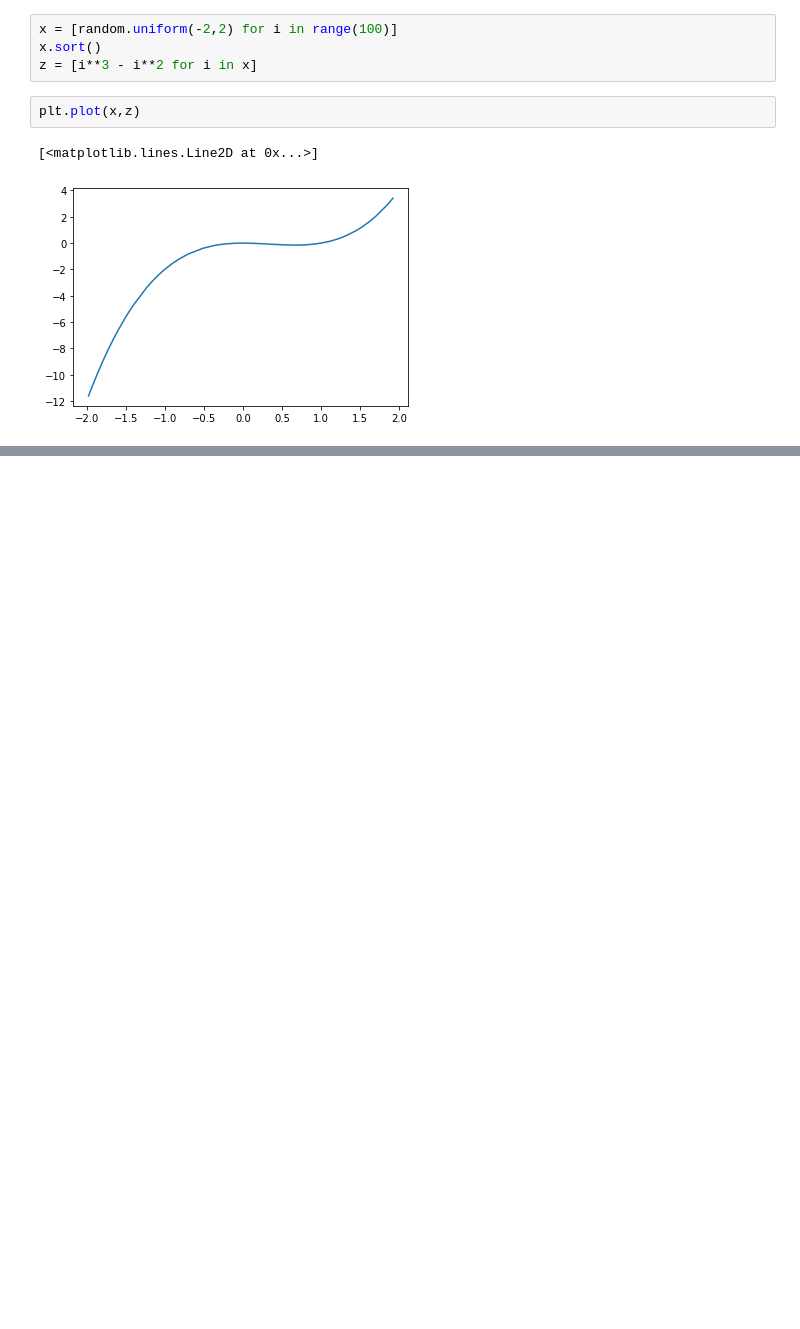
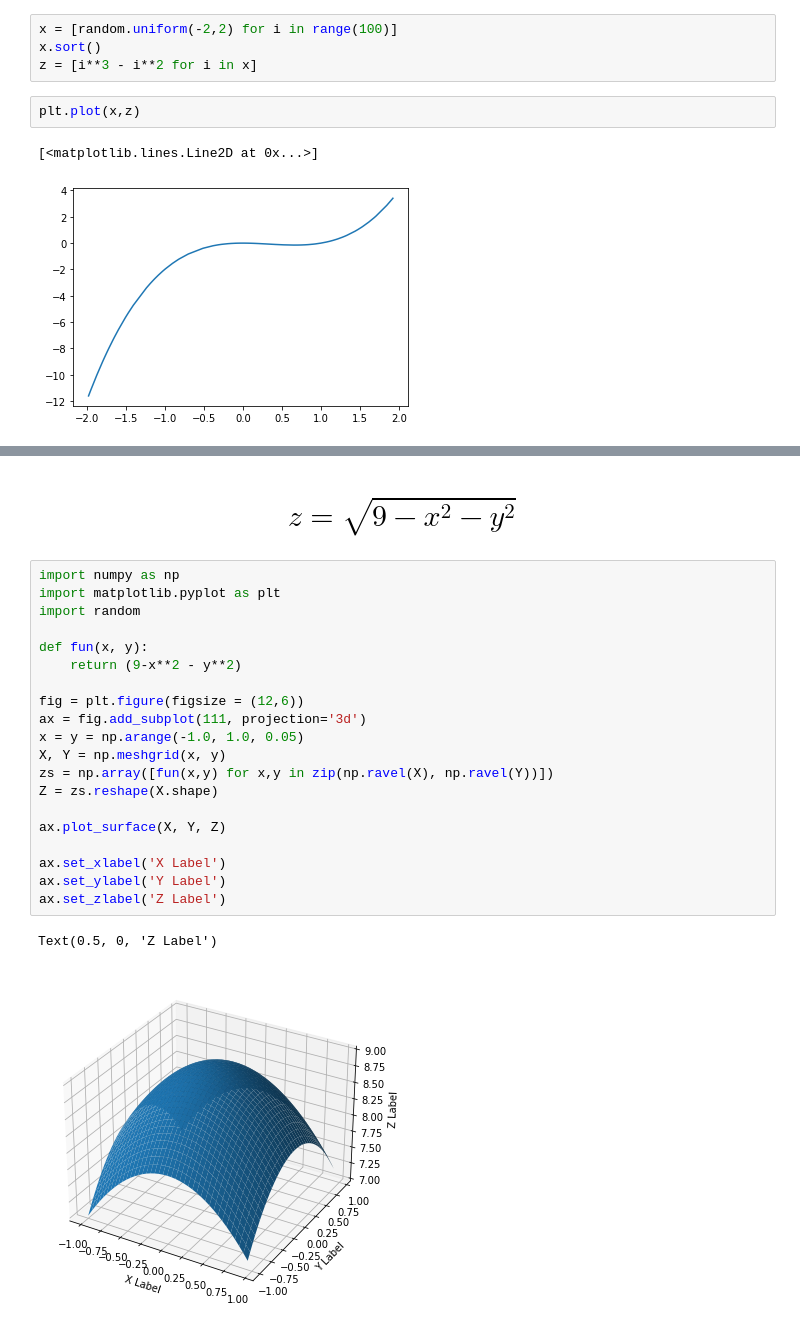
Before and after one commit to cungbac/python, a Jupyter notebook: 1.DataScience/7.Math/2.Calculus.ipynb, the cells around one changed output, grey strips where cells are left out. Saved outputs shown, nothing was run; the diff lists cells and outputs as text; blank space fills up the shorter version.

```diff
--- a/1.DataScience/7.Math/2.Calculus.ipynb
+++ b/1.DataScience/7.Math/2.Calculus.ipynb
@@ -67,0 +37,25 @@ True
+# %% [markdown]
+# $$z = \sqrt{9-x^2-y^2}$$
+# %%
+import numpy as np
+import matplotlib.pyplot as plt
+import random
+
+def fun(x, y):
+    return (9-x**2 - y**2)
+
+fig = plt.figure(figsize = (12,6))
+ax = fig.add_subplot(111, projection='3d')
+x = y = np.arange(-1.0, 1.0, 0.05)
+X, Y = np.meshgrid(x, y)
+zs = np.array([fun(x,y) for x,y in zip(np.ravel(X), np.ravel(Y))])
+Z = zs.reshape(X.shape)
+
+ax.plot_surface(X, Y, Z)
+
+ax.set_xlabel('X Label')
+ax.set_ylabel('Y Label')
+ax.set_zlabel('Z Label')
+# %% [output]
+Text(0.5, 0, 'Z Label')
+[figure, added]
```
Also changed, not shown: parts of 17 cells of this notebook, 12 other files.
